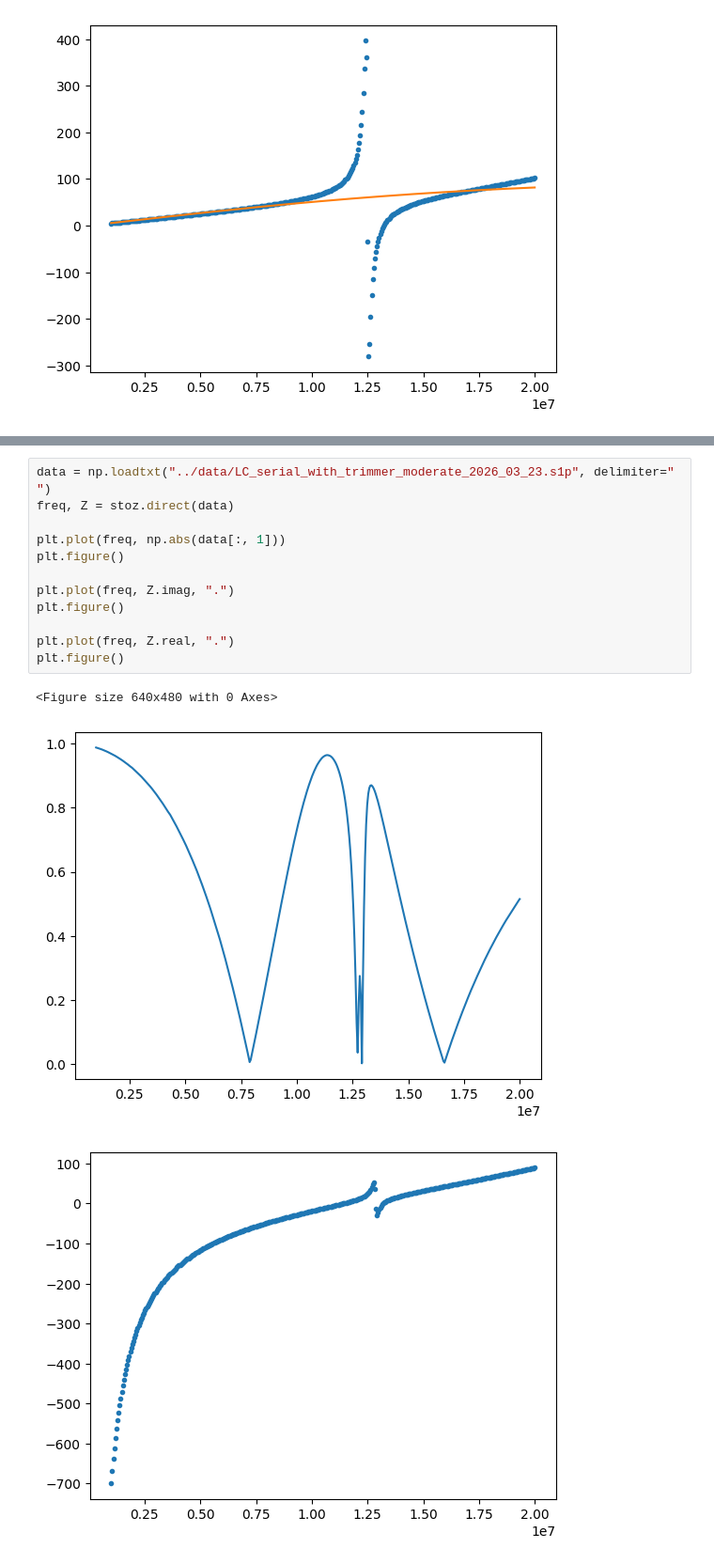
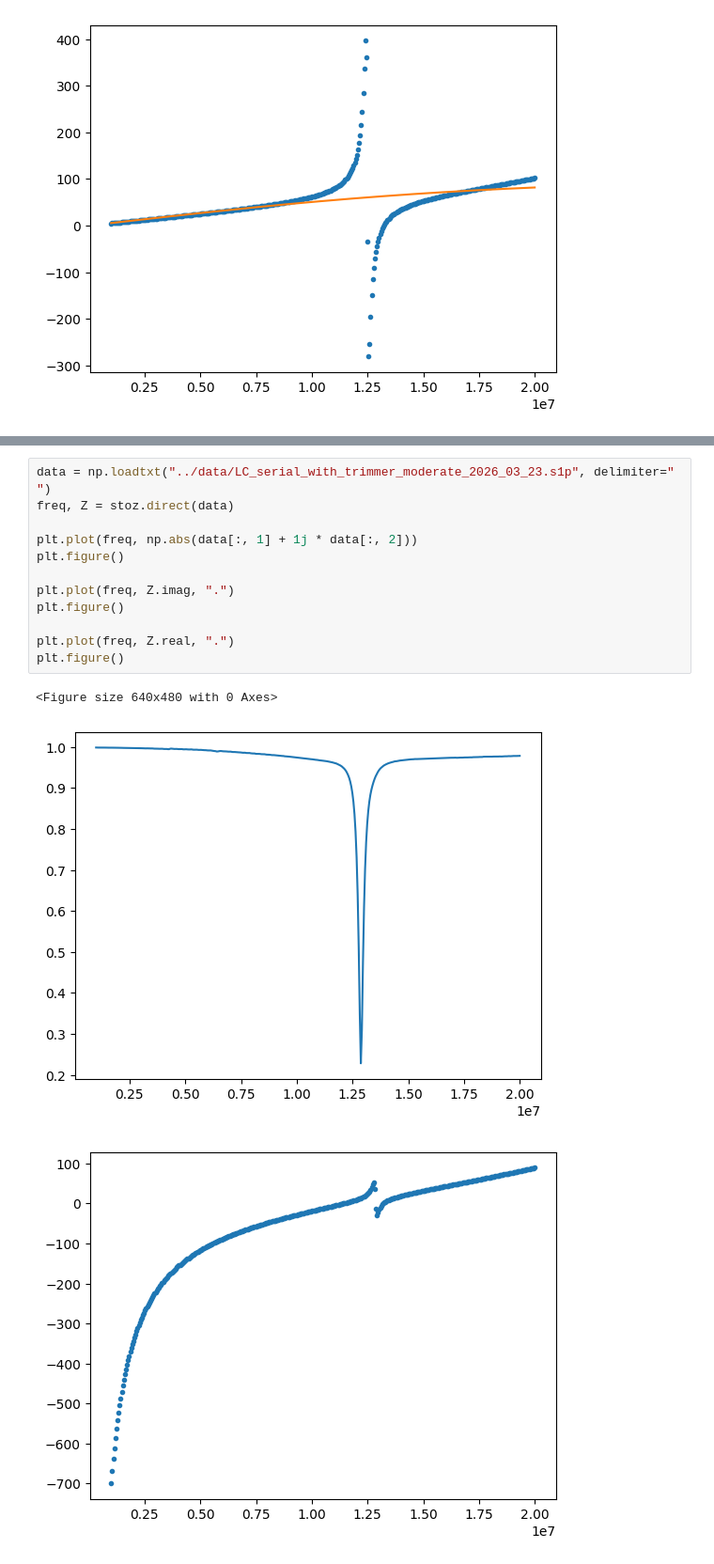
Before and after one commit to tyaxm/cyclotron, a Jupyter notebook: src/trance.ipynb, the cells around one changed output, grey strips where cells are left out. Shown at 94% size. Cells and saved outputs as stored; diff of their text form.

```diff
--- a/src/trance.ipynb
+++ b/src/trance.ipynb
@@ -139,18 +142,18 @@ plt.figure()
 # %%
 data = np.loadtxt("../data/LC_serial_with_trimmer_moderate_2026_03_23.s1p", delimiter=" ")
 freq, Z = stoz.direct(data)
 
-plt.plot(freq, np.abs(data[:, 1]))
+plt.plot(freq, np.abs(data[:, 1] + 1j * data[:, 2]))
 plt.figure()
 
 plt.plot(freq, Z.imag, ".")
 plt.figure()
 
 plt.plot(freq, Z.real, ".")
 plt.figure()
 # %% [output]
 <Figure size 640x480 with 0 Axes>
-[figure, old version]
+[figure, new version]
 [figure]
 [figure]
 <Figure size 640x480 with 0 Axes>
```
Also changed, not shown: parts of 7 cells of this notebook.
